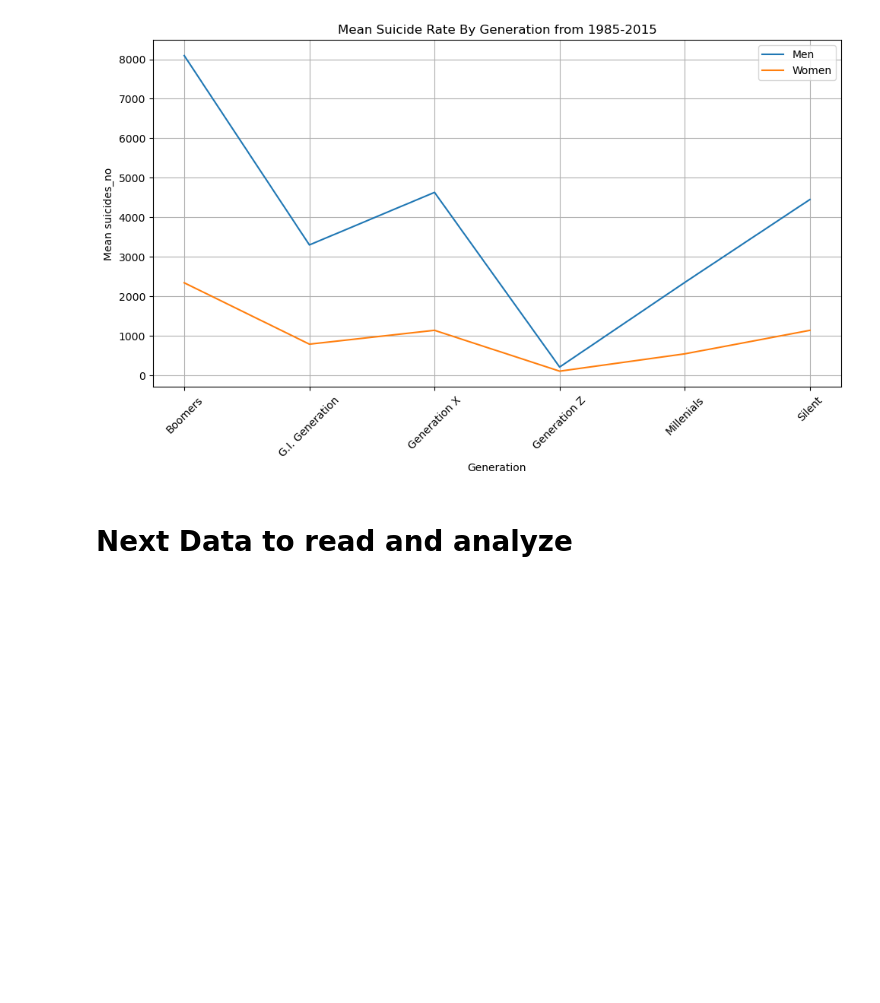
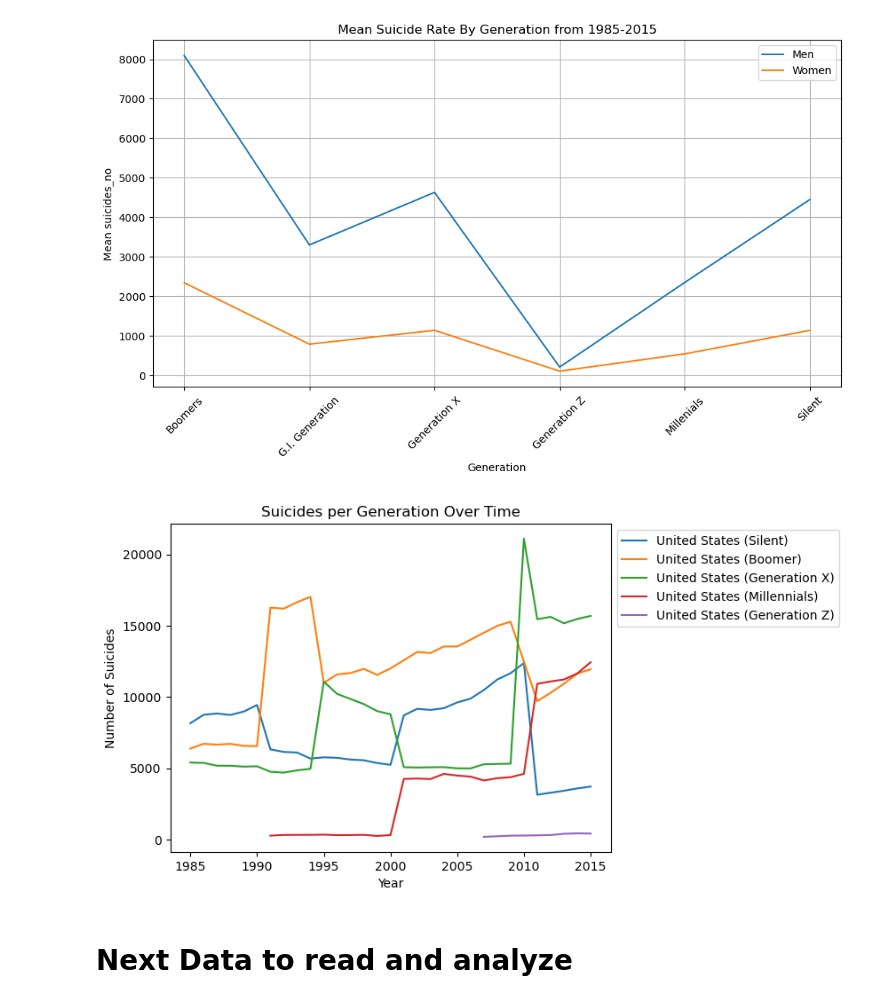
Before and after one commit to JesseR89/Project-one, a Jupyter notebook: Finalprojectonenotebook.ipynb, the cells around one changed output. Cells and saved outputs as stored; diff of their text form; code cells hidden in the pictures; blank space fills up the shorter version.

```diff
--- a/Finalprojectonenotebook.ipynb
+++ b/Finalprojectonenotebook.ipynb
@@ -234,6 +242,43 @@ plt.savefig('mean_suicide_rate_by_generation.png', bbox_inches='tight')
 plt.show()
 # %% [output]
 [figure]
+# %%
+# Suicides numbers per generations 1985-2015
+
+# Define generations based on typical birth years
+generations = {
+    "GI": ["GI Generation"],
+    "Silent": ["Silent"],
+    "Boomer": ["Boomers"],
+    "Generation X": ["Generation X"],
+    "Millennials": ["Millenials"],
+    "Generation Z":["Generation Z"],
+}
+
+# Plotting for each generation
+for generation, labels in generations.items():
+    generation_data = clean_data[clean_data['generation'].isin(labels)]
+    generation_grouped = generation_data.groupby(['country', 'year']).sum().reset_index()
+    countries = generation_grouped['country'].unique()
+
+    # Plot each country's data
+    for country in countries:
+        country_data = generation_grouped[generation_grouped['country'] == country]
+        plt.plot(country_data['year'], country_data['suicides_no'], label=f"{country} ({generation})")
+
+plt.xlabel('Year')
+plt.ylabel('Number of Suicides')
+plt.title('Suicides per Generation Over Time')
+plt.legend(loc='upper left', bbox_to_anchor=(1, 1))
+
+
+# Save the plot
+plt.savefig('suicides_per_generation_over_time.png', bbox_inches='tight')
+
+# Show the plot
+plt.show()
+# %% [output]
+[figure, added]
 # %% [markdown]
 # Next Data to read and analyze
 # %%
```
Also changed, not shown: parts of 2 cells of this notebook, 1 other file.
